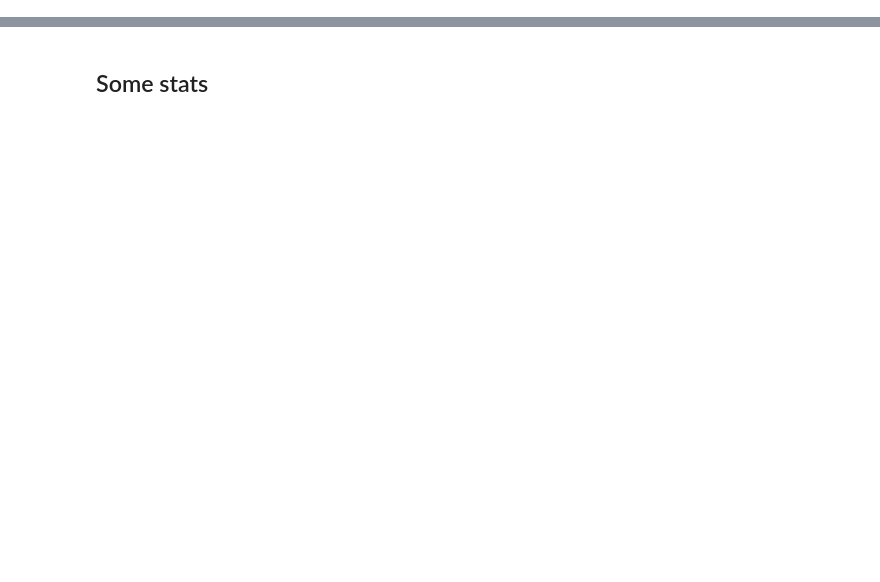
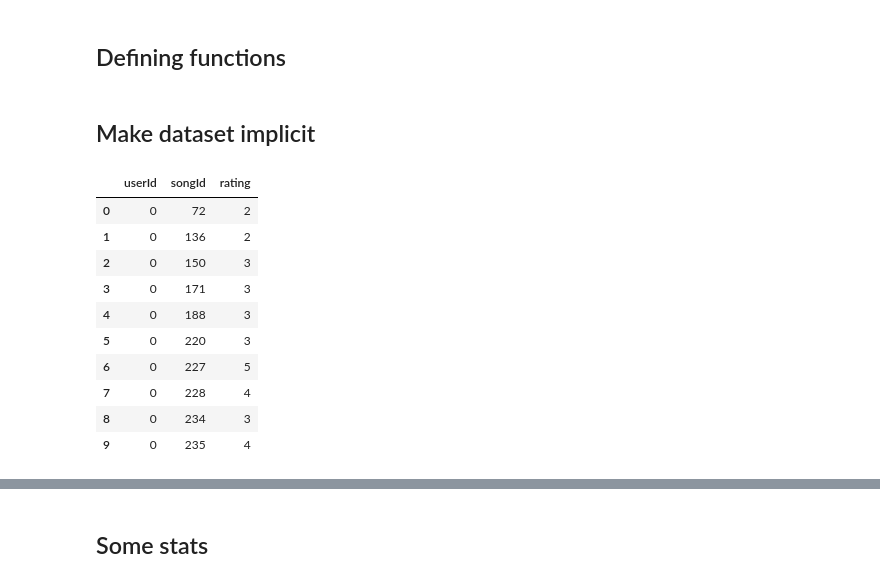
Before and after one commit to peetceenatoo/my-first-research-project, a Jupyter notebook: Implementation/Coat/Notebook.ipynb, the cells around one changed output, grey strips where cells are left out. Drawn from its saved outputs; the diff is of its cells as text; code cells hidden in the pictures; blank space fills up the shorter version.

```diff
--- a/Implementation/Coat/Notebook.ipynb
+++ b/Implementation/Coat/Notebook.ipynb
@@ -106,0 +53,2 @@ tr_vd_data.head(10), test_data.head(10)
+# %% [markdown]
+## Defining functions
@@ -106,0 +142,16 @@ tr_vd_data.head(10), test_data.head(10)
+# %% [markdown]
+## Make dataset implicit
+# %%
+tr_vd_data.head(10)
+# %% [output]
+|  | userId | songId | rating |
+| 0 | 0 | 72 | 2 |
+| 1 | 0 | 136 | 2 |
+| 2 | 0 | 150 | 3 |
+| 3 | 0 | 171 | 3 |
+| 4 | 0 | 188 | 3 |
+| 5 | 0 | 220 | 3 |
+| 6 | 0 | 227 | 5 |
+| 7 | 0 | 228 | 4 |
+| 8 | 0 | 234 | 3 |
+| 9 | 0 | 235 | 4 |
```
Also changed, not shown: parts of 103 cells of this notebook, 1 other file.
